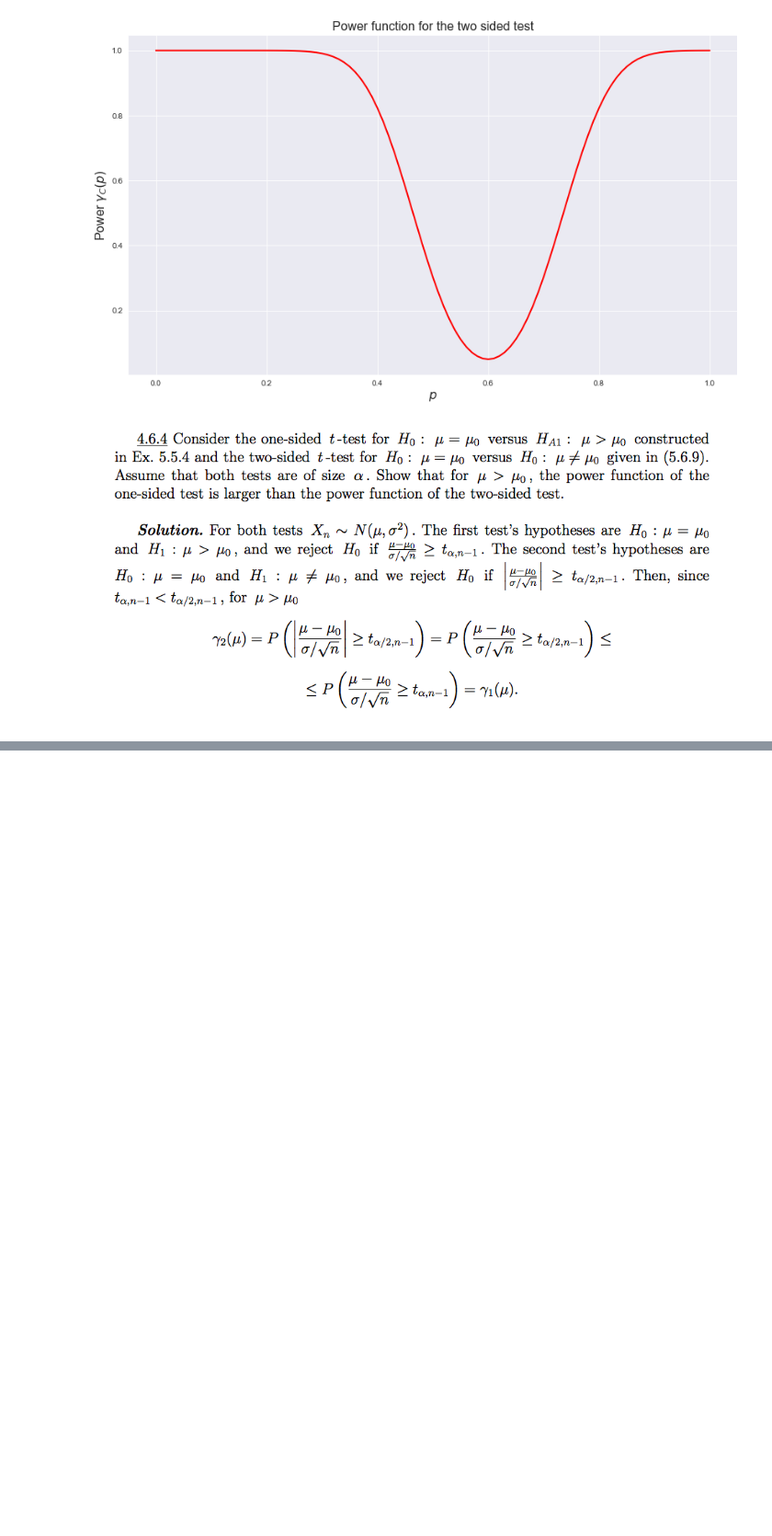
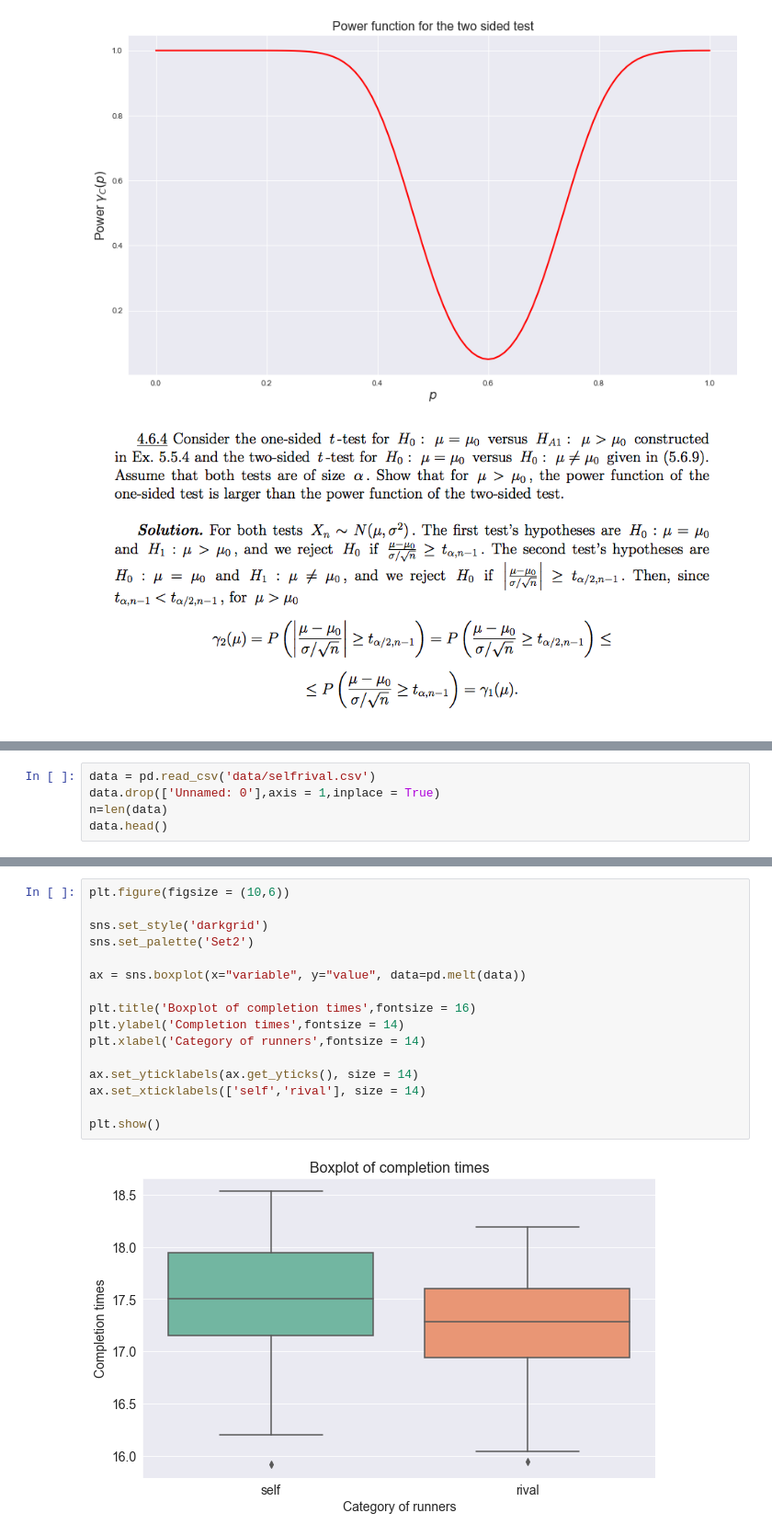
Before and after one commit to abhijitharakali/Solutions-Introduction-to-Mathematical-Statistics-by-Robert-V.-Hogg-Joseph-W.-McKean-Allen-T-Cr, a Jupyter notebook: Chapter4.ipynb, the cells around one changed output, grey strips where cells are left out. Shown at 92% size. Saved outputs shown, nothing was run; the diff lists cells and outputs as text; blank space fills up the shorter version.

```diff
--- a/Chapter4.ipynb
+++ b/Chapter4.ipynb
@@ -1704,0 +1716,5 @@ plt.show()
+# %%
+data = pd.read_csv('data/selfrival.csv')
+data.drop(['Unnamed: 0'],axis = 1,inplace = True)
+n=len(data)
+data.head()
@@ -1704,0 +1728,18 @@ plt.show()
+# %%
+plt.figure(figsize = (10,6))
+
+sns.set_style('darkgrid')
+sns.set_palette('Set2')
+
+ax = sns.boxplot(x="variable", y="value", data=pd.melt(data))
+
+plt.title('Boxplot of completion times',fontsize = 16)
+plt.ylabel('Completion times',fontsize = 14)
+plt.xlabel('Category of runners',fontsize = 14)
+
+ax.set_yticklabels(ax.get_yticks(), size = 14)
+ax.set_xticklabels(['self','rival'], size = 14)
+
+plt.show()
+# %% [output]
+[figure, added]
```
Also changed, not shown: parts of 16 cells of this notebook.
